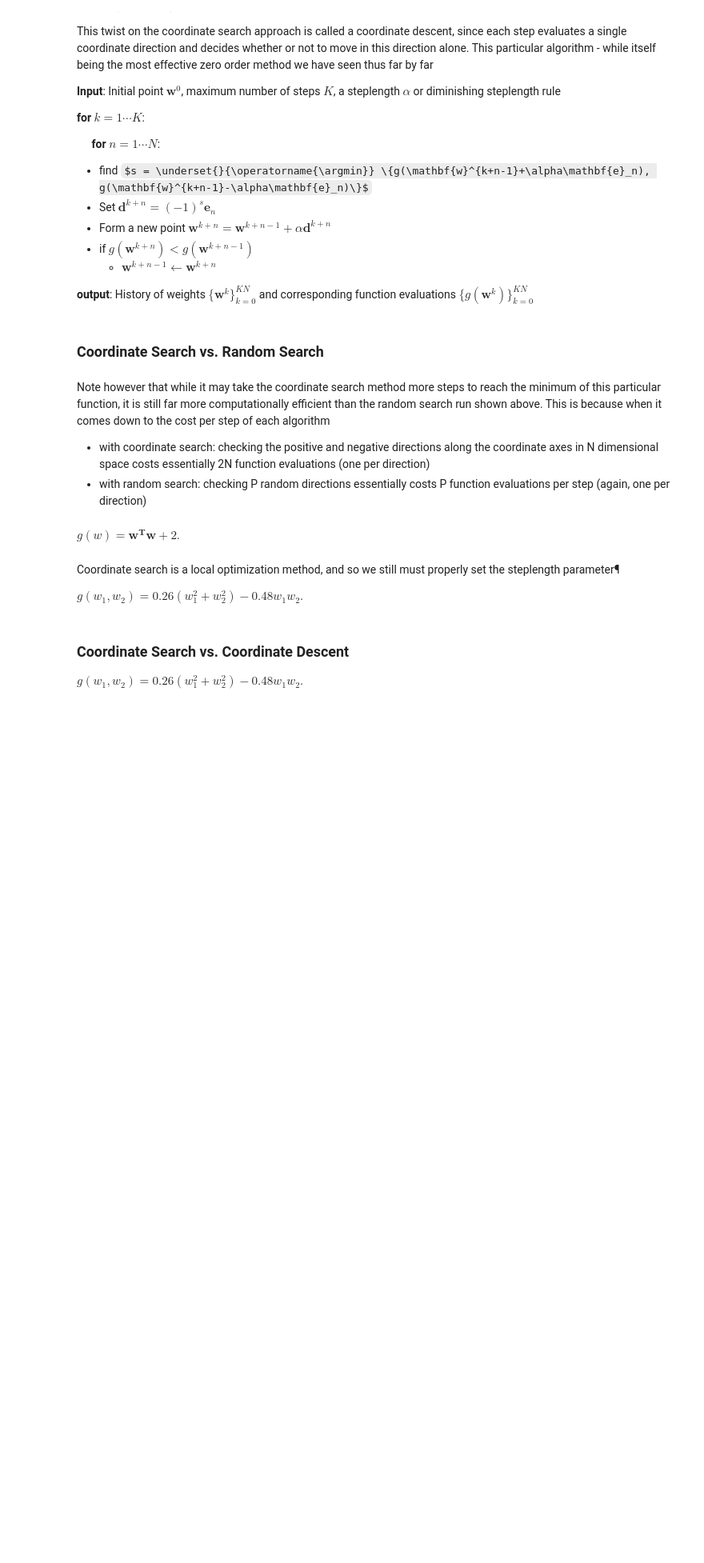
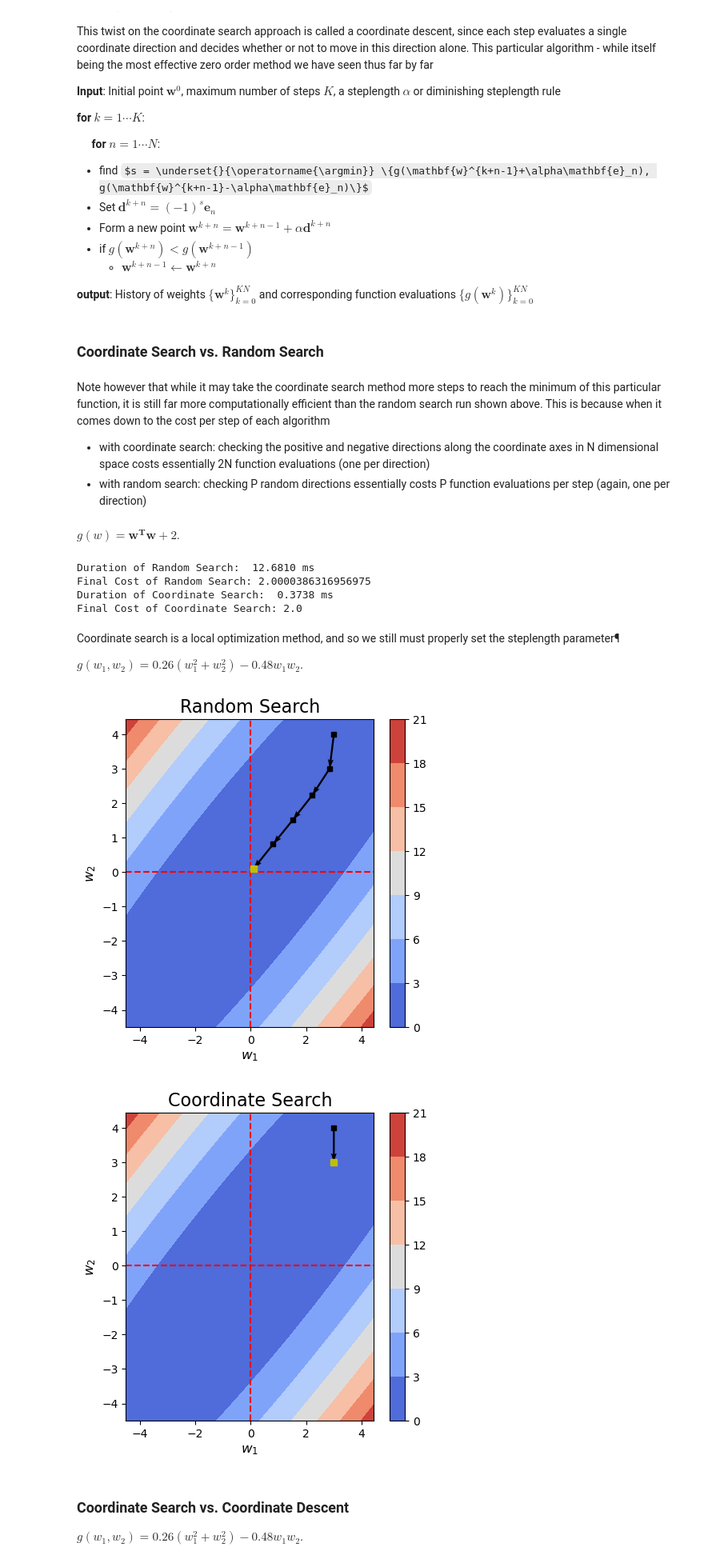
Before and after one commit to keithchugg/ee499_ml_spring23, a Jupyter notebook: 4_mathematicalOptimization.ipynb, the cells around one changed output. Shown at 80% size. Cells and saved outputs as stored; diff of their text form; code cells hidden in the pictures; some formulas as TeX source; blank space fills up the shorter version.

```diff
--- a/4_mathematicalOptimization.ipynb
+++ b/4_mathematicalOptimization.ipynb
@@ -488,7 +570,7 @@ def coordinate_search(g,alpha_choice,max_its,w):
     for k in range(1,max_its+1):
         # check if diminishing steplength rule used
         if alpha_choice == 'diminishing':
-            alpha = 1/float(k)
+            alpha = 1 / k
         else:
             alpha = alpha_choice
 
@@ -498,10 +580,10 @@ def coordinate_search(g,alpha_choice,max_its,w):
 
         ### pick best descent direction
         # compute all new candidate points
-        w_candidates = w + alpha*directions
+        w_candidates = w + alpha * directions
 
         # evaluate all candidates
-        evals = np.array([g(w_val) for w_val in w_candidates])
+        evals = np.asarray([g(w_val) for w_val in w_candidates])
 
         # if we find a real descent direction take the step in its direction
         ind = np.argmin(evals)
@@ -510,12 +592,12 @@ def coordinate_search(g,alpha_choice,max_its,w):
             d = directions[ind,:]
 
             # take step
-            w = w + alpha*d
+            w = w + alpha * d
 
     # record weights and cost evaluation
     weight_history.append(w)
     cost_history.append(g(w))
-    return weight_history,cost_history
+    return weight_history, cost_history
 # %%
 def coordinate_descent_zero_order(g,alpha_choice,max_its,w):
     # run coordinate search
@@ -581,30 +663,38 @@ g = lambda w: np.dot(w.T,w) + 2
 tic = time.time()  # capture start time
 # run random search algorithm
 alpha_choice = 1; w = np.array([3,4]); num_samples = 1000; max_its = 5;
-weight_history_1,cost_history_1 = random_search(g,alpha_choice,max_its,w,num_samples)
+weight_history_1, cost_history_1 = random_search(g, alpha_choice, max_its, w, num_samples)
 toc = time.time()  # capture end time
-print(f"Duration of Random Search: {1000*(toc-tic):.4f} ms ")
+print(f"Duration of Random Search: {1000 * (toc-tic) : .4f} ms ")
 print(f"Final Cost of Random Search: {cost_history_1[-1]}")
 
 tic = time.time()  # capture start time
 # run coordinate search algorithm
 alpha_choice = 1; w = np.array([3,4]); max_its = 7;
-weight_history_2,cost_history_2 = coordinate_search(g,alpha_choice,max_its,w)
+weight_history_2,cost_history_2 = coordinate_search(g, alpha_choice, max_its, w)
 toc = time.time()  # capture end time
-print(f"Duration of Coordinate Search: {1000*(toc-tic):.4f} ms ")
+print(f"Duration of Coordinate Search: {1000 * (toc-tic) : .4f} ms ")
 print(f"Final Cost of Coordinate Search: {cost_history_2[-1]}")
+# %% [output]
+Duration of Random Search:  12.6810 ms
+Final Cost of Random Search: 2.0000386316956975
+Duration of Coordinate Search:  0.3738 ms
+Final Cost of Coordinate Search: 2.0
 # %% [markdown]
 Coordinate search is a local optimization method, and so we still must properly set the steplength parameter¶
 
 $g(w_1,w_2) = 0.26(w_1^2+w_2^2) -0.48w_1w_2$.
 # %%
-g = lambda w: 0.26*(w[0]**2 + w[1]**2) - 0.48*w[0]*w[1]
-alpha_choice = 1; w = np.array([3,4]); num_samples = 1000; max_its = 5;
-weight_history_1,cost_history_1 = random_search(g,alpha_choice,max_its,w,num_samples)
+g = lambda w: 0.26 * (w[0] ** 2 + w[1] ** 2) - 0.48 * w[0] * w[1]
+alpha_choice = 1; w = np.asarray([3,4]); num_samples = 1000; max_its = 5;
+weight_history_1, cost_history_1 = random_search(g, alpha_choice, max_its, w, num_samples)
 plot_contours(g, weight_history_1, view=[20,50], flag3D = False, title = 'Random Search')
 alpha_choice = 1; w = np.array([3,4]); max_its = 5;
 weight_history_2,cost_history_2 = coordinate_search(g,alpha_choice,max_its,w)
 plot_contours(g, weight_history_2, view=[20,50], flag3D = False, title = 'Coordinate Search')
+# %% [output]
+[figure, added]
+[figure, added]
 # %% [markdown]
 ### Coordinate Search vs. Coordinate Descent
 
```
Also changed, not shown: parts of 29 cells of this notebook, 1 other file.
